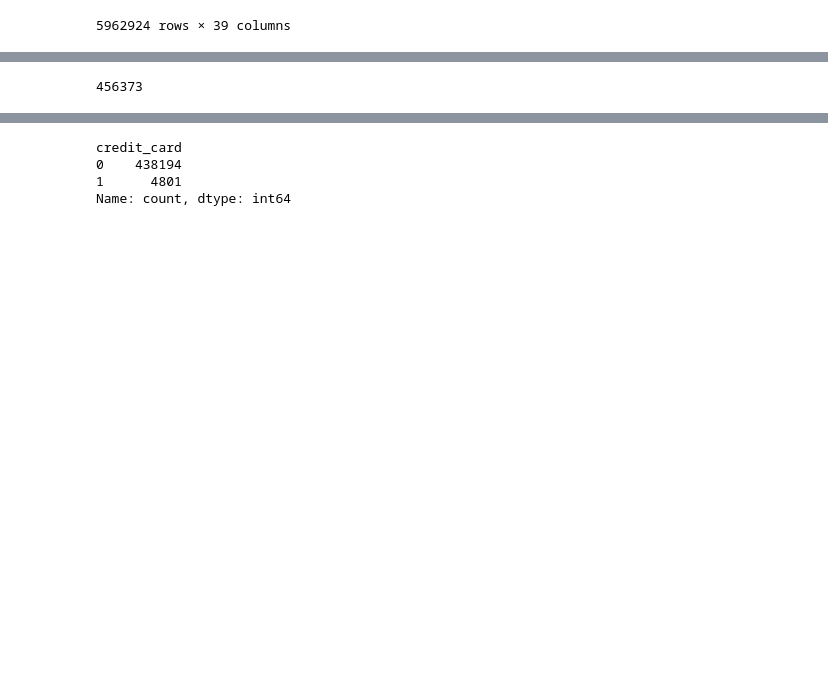
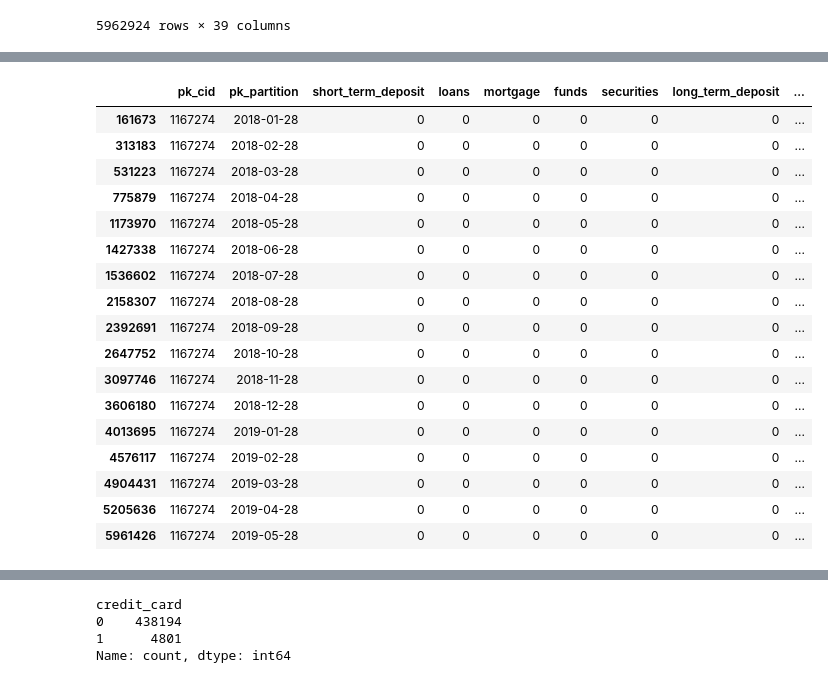
Before and after one commit to jascicz/easy_money_Project, a Jupyter notebook: Tarea_3_Recomendación/Recomendacion_credit_card.ipynb, the cells around one changed output, grey strips where cells are left out. Cells and saved outputs as stored; diff of their text form; code cells hidden in the pictures; blank space fills up the shorter version.

```diff
--- a/Tarea_3_Recomendación/Recomendacion_credit_card.ipynb
+++ b/Tarea_3_Recomendación/Recomendacion_credit_card.ipynb
@@ -39,6 +47,48 @@ df_full.head(2)
+# %%
+def calculate_historical_sales(df, product_columns):
+    # Crear un DataFrame temporal con solo las columnas de productos
+    df_products = df[product_columns]
+
+    # Calcular la suma de cada producto por cliente
+    product_sums = df_products.groupby(df['pk_cid']).sum()
+
+    # Convertir las sumas a 1 (si > 0) o 0
+    product_sales = (product_sums > 0).astype(int)
+
+    # Renombrar las columnas
+    product_sales.columns = [f'sale_{col}' for col in product_sales.columns]
+
+    # Fusionar los resultados con el DataFrame original
+    return df.merge(product_sales, left_on='pk_cid', right_index=True, how='left')
+
+# Lista de productos
+product_columns = [
+    'credit_card', 'short_term_deposit', 'loans', 'mortgage', 'funds',
+    'securities', 'long_term_deposit', 'em_account_pp', 'payroll',
+    'pension_plan', 'payroll_account', 'emc_account', 'debit_card',
+    'em_account_p', 'em_acount'  # Nota: corregí 'em_acount' que estaba mal escrito en el original
+]
+
+# Aplicar la función
+df_full = calculate_historical_sales(df_full, product_columns)
 # %%
-df_nunique = df_full['pk_cid'].nunique()
+df_full[df_full['pk_cid'] == 1167274]
+# %% [output]
+|  | pk_cid | pk_partition | short_term_deposit | loans | mortgage | funds | securities | long_term_deposit | ... |
+| 161673 | 1167274 | 2018-01-28 | 0 | 0 | 0 | 0 | 0 | 0 | ... |
+| 313183 | 1167274 | 2018-02-28 | 0 | 0 | 0 | 0 | 0 | 0 | ... |
+| 531223 | 1167274 | 2018-03-28 | 0 | 0 | 0 | 0 | 0 | 0 | ... |
+| 775879 | 1167274 | 2018-04-28 | 0 | 0 | 0 | 0 | 0 | 0 | ... |
+| 1173970 | 1167274 | 2018-05-28 | 0 | 0 | 0 | 0 | 0 | 0 | ... |
+| 1427338 | 1167274 | 2018-06-28 | 0 | 0 | 0 | 0 | 0 | 0 | ... |
+| 1536602 | 1167274 | 2018-07-28 | 0 | 0 | 0 | 0 | 0 | 0 | ... |
+| 2158307 | 1167274 | 2018-08-28 | 0 | 0 | 0 | 0 | 0 | 0 | ... |
+| 2392691 | 1167274 | 2018-09-28 | 0 | 0 | 0 | 0 | 0 | 0 | ... |
+| 2647752 | 1167274 | 2018-10-28 | 0 | 0 | 0 | 0 | 0 | 0 | ... |
+| 3097746 | 1167274 | 2018-11-28 | 0 | 0 | 0 | 0 | 0 | 0 | ... |
+| 3606180 | 1167274 | 2018-12-28 | 0 | 0 | 0 | 0 | 0 | 0 | ... |
+| 4013695 | 1167274 | 2019-01-28 | 0 | 0 | 0 | 0 | 0 | 0 | ... |
+| 4576117 | 1167274 | 2019-02-28 | 0 | 0 | 0 | 0 | 0 | 0 | ... |
+| 4904431 | 1167274 | 2019-03-28 | 0 | 0 | 0 | 0 | 0 | 0 | ... |
+| 5205636 | 1167274 | 2019-04-28 | 0 | 0 | 0 | 0 | 0 | 0 | ... |
+| 5961426 | 1167274 | 2019-05-28 | 0 | 0 | 0 | 0 | 0 | 0 | ... |
-# %%
-df_nunique
-# %% [output]
-456373
```
Also changed, not shown: parts of 33 cells of this notebook.
